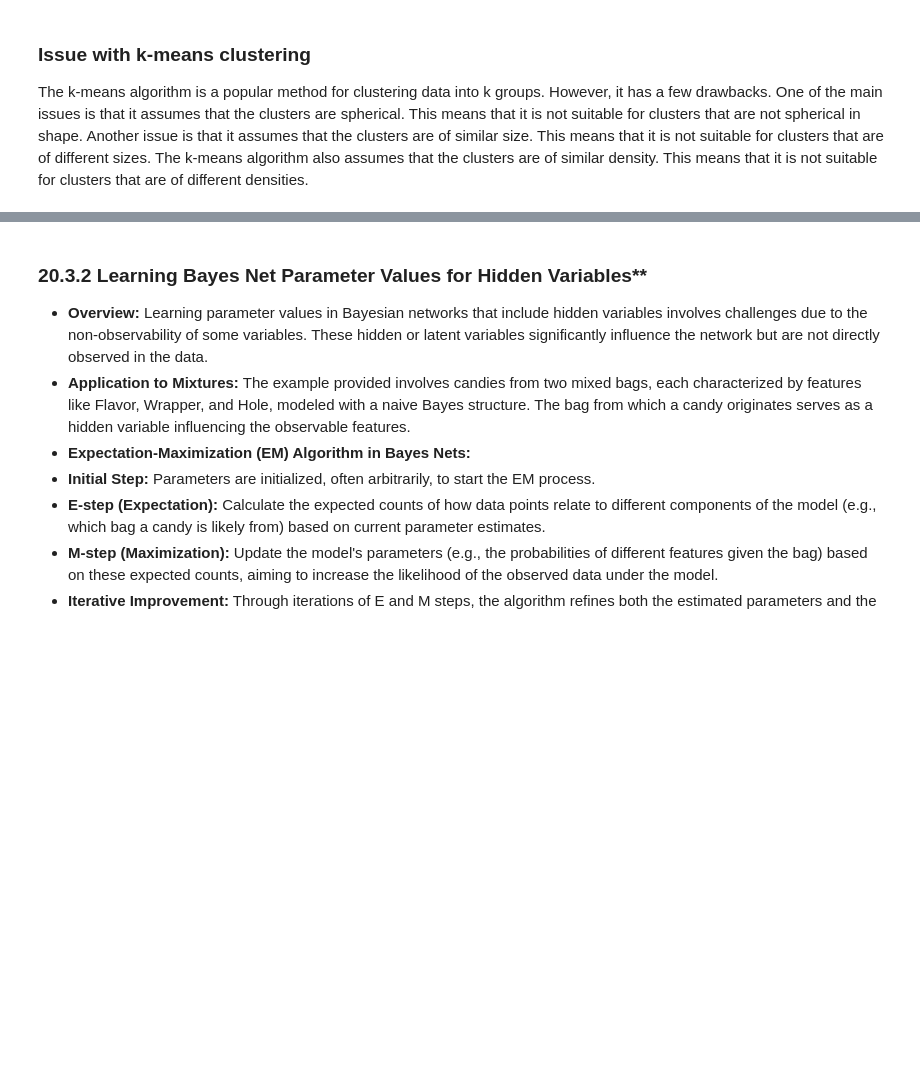
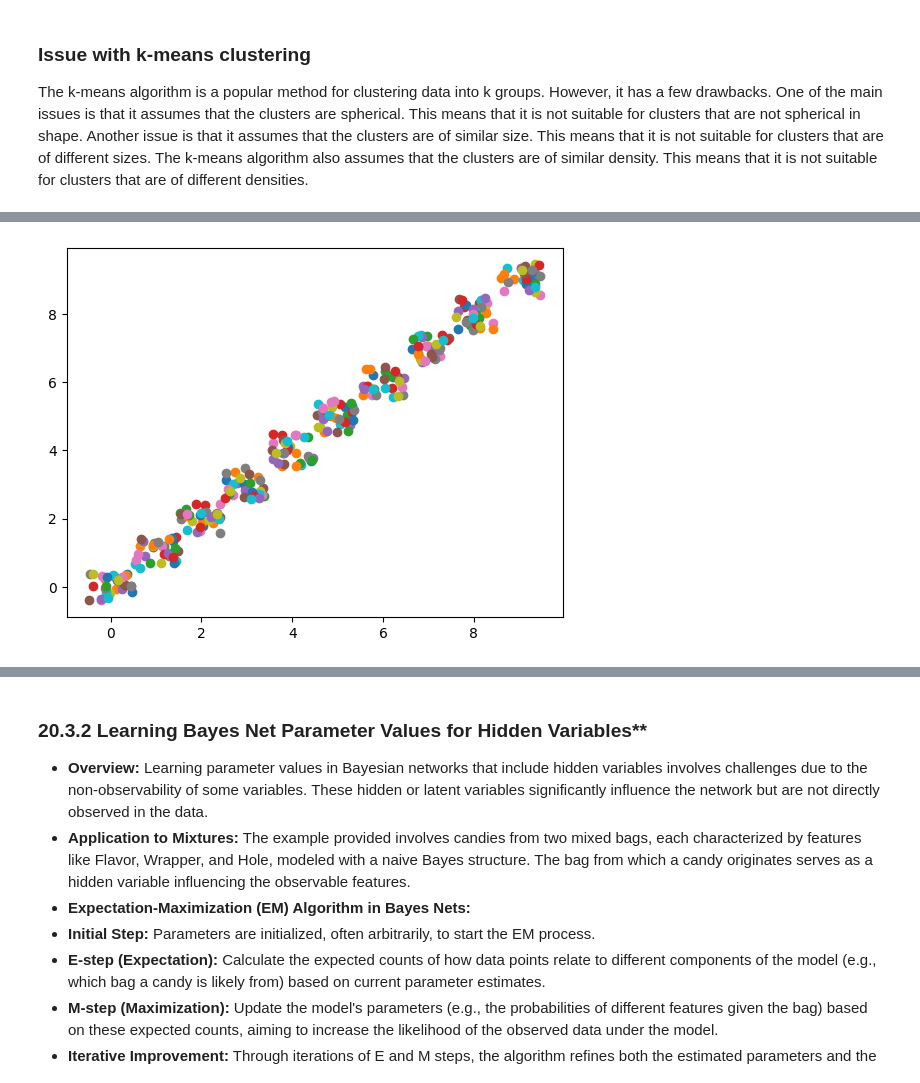
Before and after one commit to ValRCS/RBS_PBM773_Introduction_to_AI, a Jupyter notebook: notebooks/ch20_learning_probabilistic_models.ipynb, the cells around one changed output, grey strips where cells are left out. Saved outputs shown, nothing was run; the diff lists cells and outputs as text; code cells hidden in the pictures; blank space fills up the shorter version.

```diff
--- a/notebooks/ch20_learning_probabilistic_models.ipynb
+++ b/notebooks/ch20_learning_probabilistic_models.ipynb
@@ -459,0 +513,18 @@ Converged after 6 iterations, tolerance not met: 1e-09
+# %%
+# let's generate some more random data
+data = []
+# we want to generate N clusters
+N = 10
+POINTS_PER_CLUSTER = 30
+# we want to specify the dispersion radius of each cluster
+dispersion = 0.95
+for i in range(N):
+    for j in range(POINTS_PER_CLUSTER):
+        data.append([i+random.random()*dispersion-dispersion/2, i+random.random()*dispersion-dispersion/2])
+
+# let's plot this data
+for d in data:
+    plt.scatter(d[0], d[1])
+plt.show()
+# %% [output]
+[figure, added]
```
Also changed, not shown: parts of 15 cells of this notebook.
